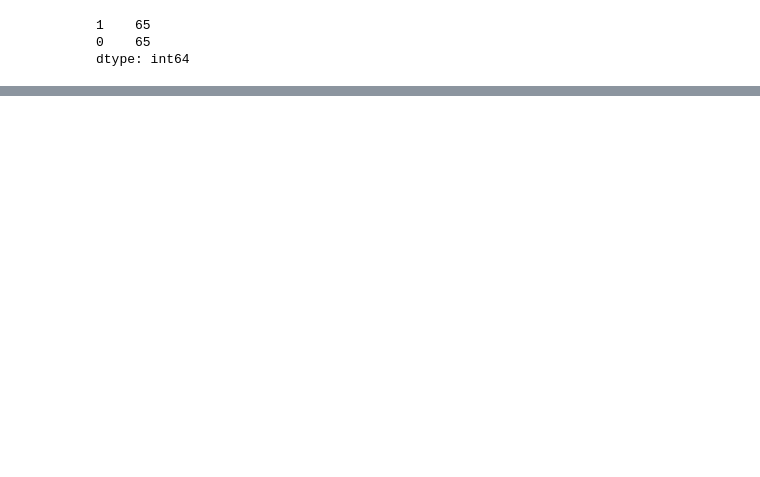
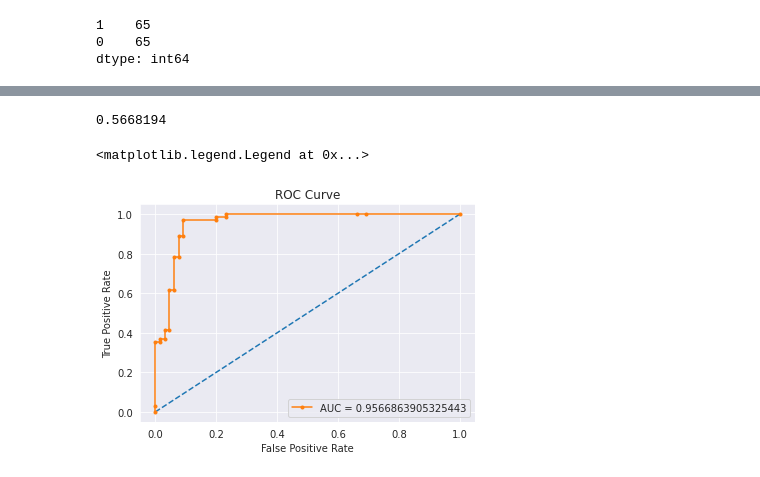
Before and after one commit to robretoarenal/TOV_DataAcquisition, a Jupyter notebook: ML_Cropped_images.ipynb, the cells around one changed output, grey strips where cells are left out. Saved outputs shown, nothing was run; the diff lists cells and outputs as text; code cells hidden in the pictures; blank space fills up the shorter version.

```diff
--- a/ML_Cropped_images.ipynb
+++ b/ML_Cropped_images.ipynb
@@ -331,2 +390,19 @@ plt.show()
+# %%
+y_pred = model.predict(X_test)
+false_pos_rate, true_pos_rate, proba = roc_curve(y_test, y_pred[:, -1])
+optimal_proba_cutoff = sorted(list(zip(np.abs(true_pos_rate - false_pos_rate), proba)), key=lambda i: i[0], reverse=True)[0][1]
+roc_predictions = [1 if i >= optimal_proba_cutoff else 0 for i in y_pred[:, -1]]
+print(optimal_proba_cutoff)
+plt.figure()
+plt.plot([0,1], [0,1], linestyle="--") # plot random curve
+plt.plot(false_pos_rate, true_pos_rate, marker=".", label=f"AUC = {roc_auc_score(y_test, y_pred[:, -1])}")
+plt.title("ROC Curve")
+plt.ylabel("True Positive Rate")
+plt.xlabel("False Positive Rate")
+plt.legend(loc="lower right")
+# %% [output]
+0.5668194
+<matplotlib.legend.Legend at 0x...>
+[figure, added]
 # %%
 df = pd.DataFrame(model.predict(X_test))
```
Also changed, not shown: parts of 23 cells of this notebook, 27 other files.
